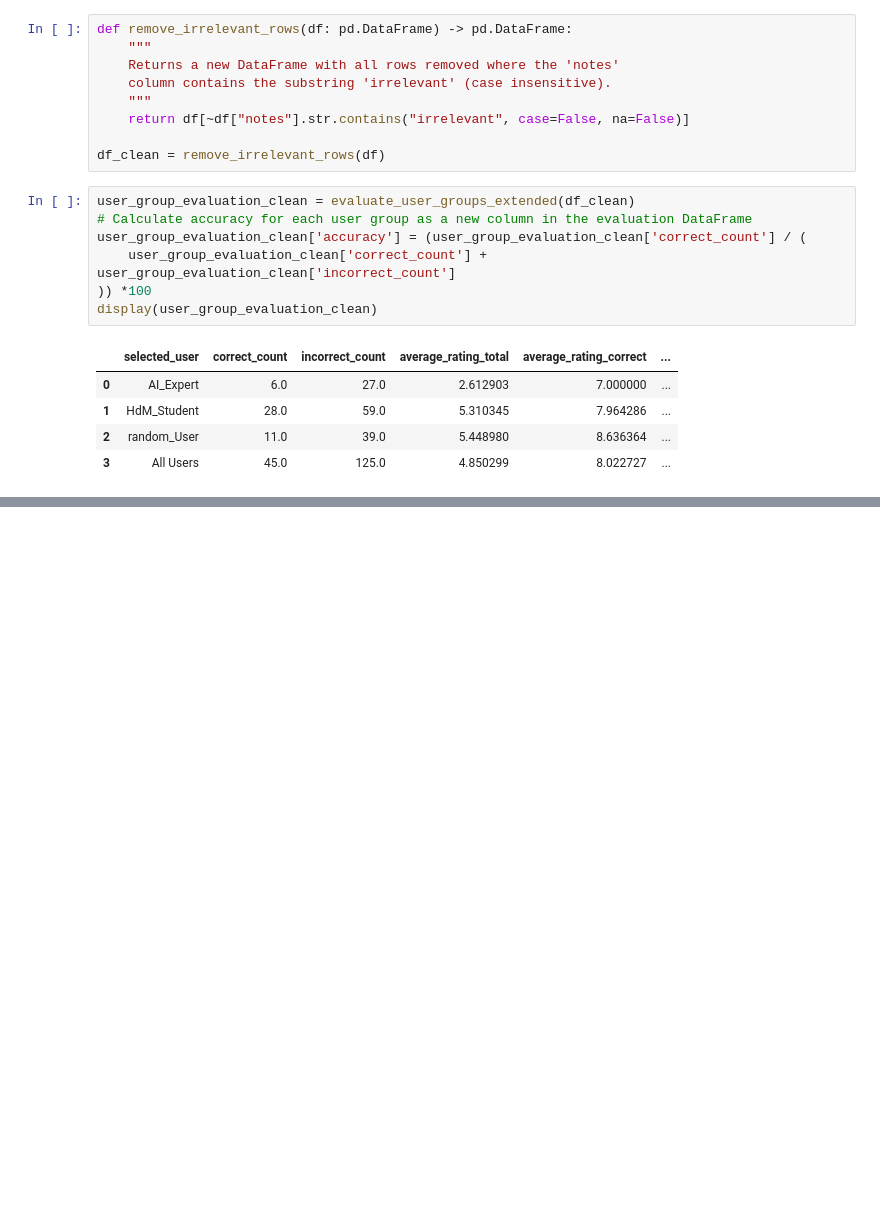
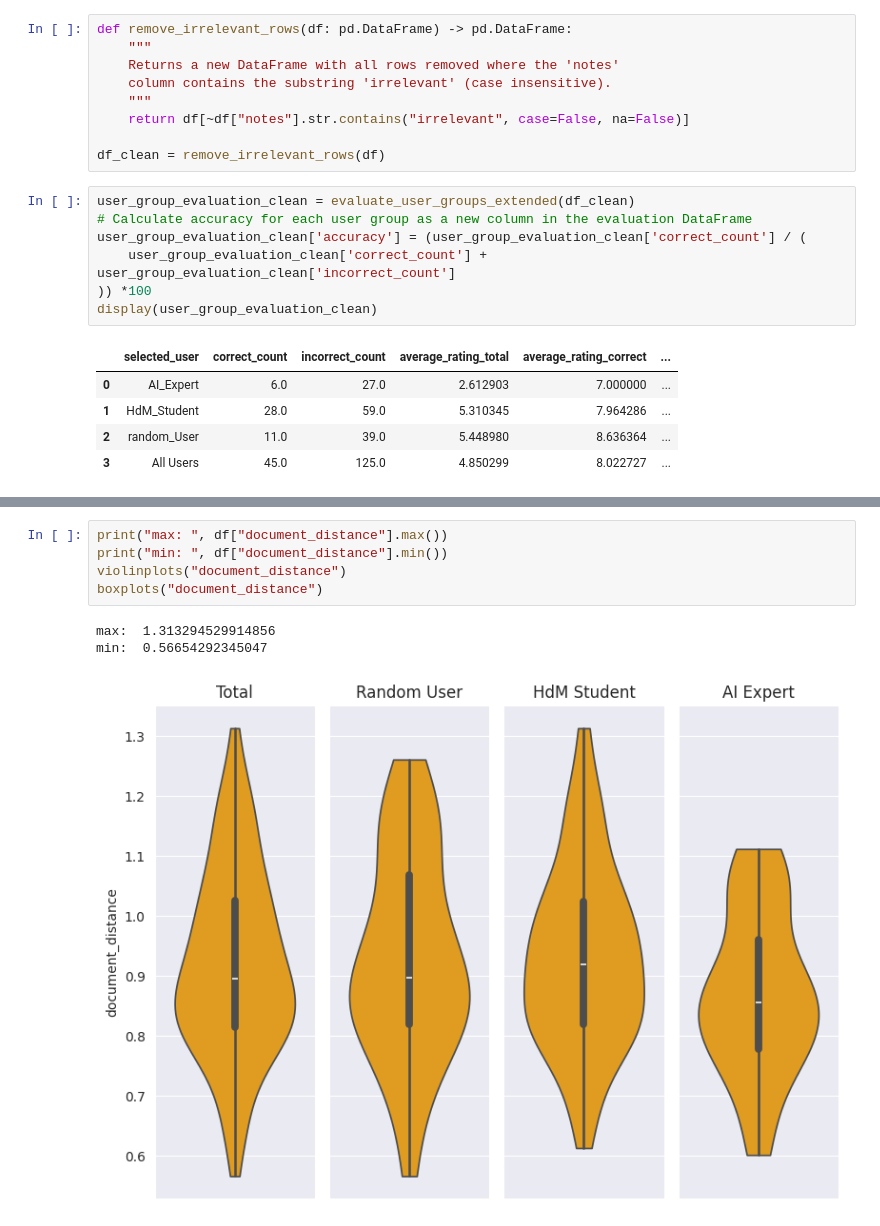
Before and after one commit to PsiLotY/RAG_Chatbot, a Jupyter notebook: user_test/user_test_eval.ipynb, the cells around one changed output, grey strips where cells are left out. Cells and saved outputs as stored; diff of their text form; blank space fills up the shorter version.

Commit message:
plots

```diff
--- a/user_test/user_test_eval.ipynb
+++ b/user_test/user_test_eval.ipynb
@@ -807,0 +946,9 @@ display(user_group_evaluation_clean)
+# %%
+print("max: ", df["document_distance"].max())
+print("min: ", df["document_distance"].min())
+violinplots("document_distance")
+boxplots("document_distance")
+# %% [output]
+max:  1.313294529914856
+min:  0.56654292345047
+[figure, added]
```
Also changed, not shown: parts of 6 cells of this notebook, 5 other files.
